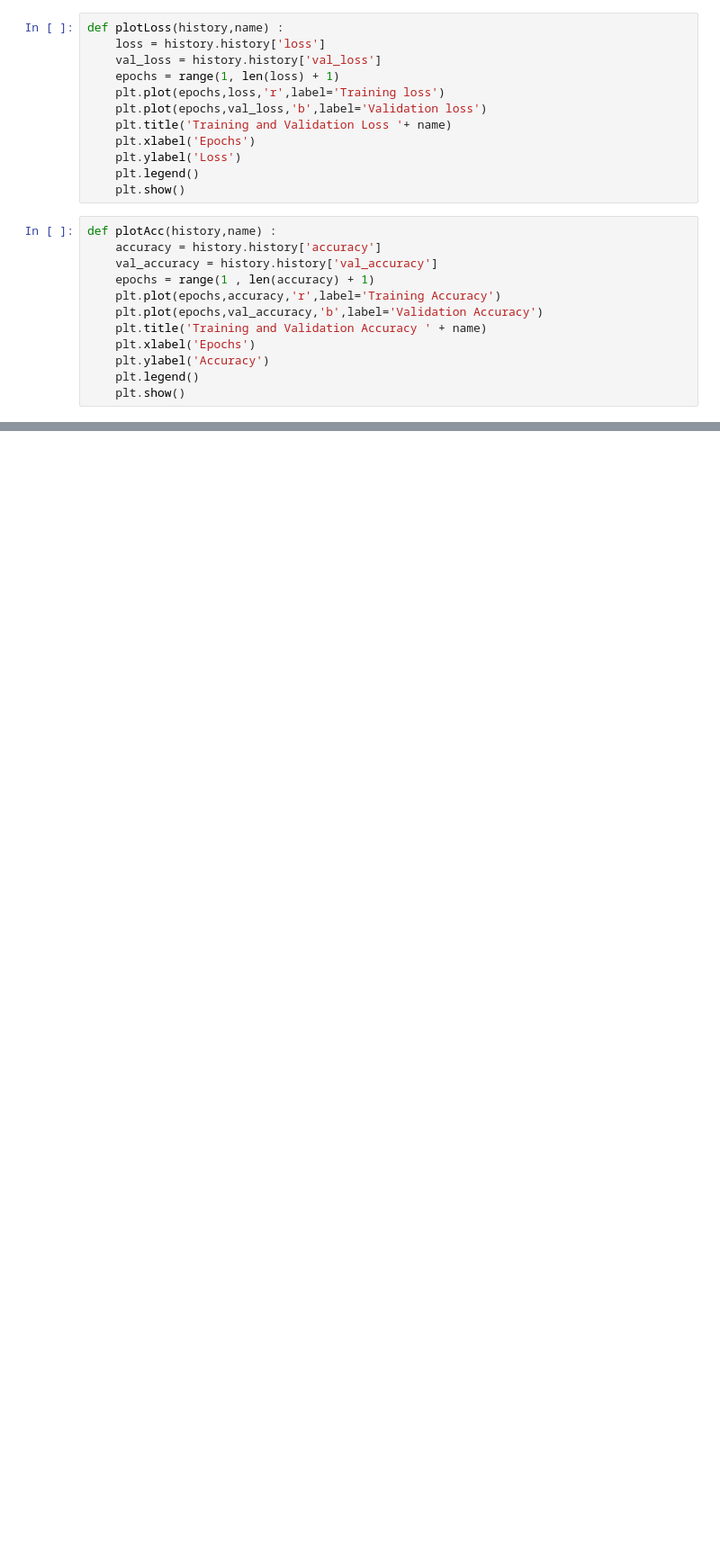
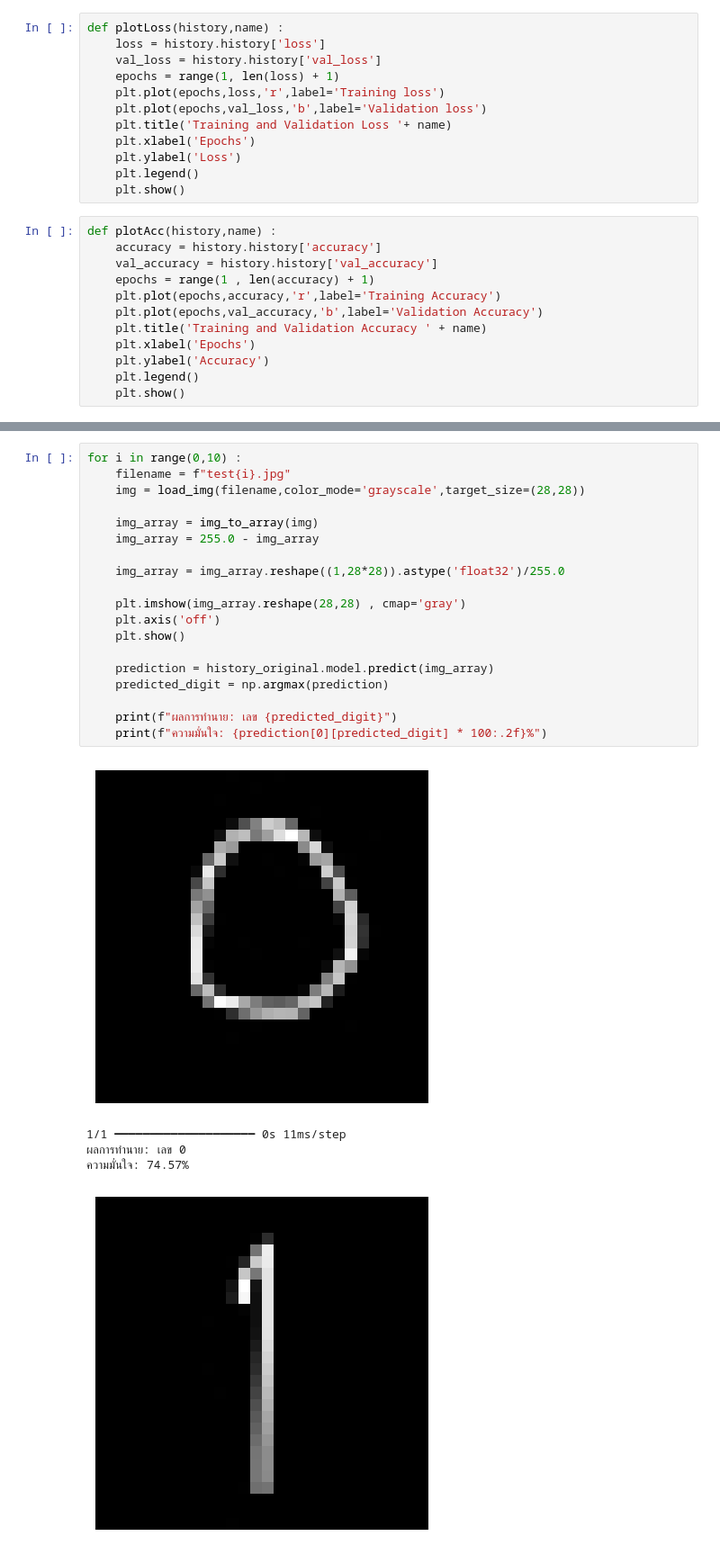
Before and after one commit to bpppoh/Mylearning, a Jupyter notebook: 4312/week7/6601001123_Lab8.ipynb, the cells around one changed output, grey strips where cells are left out. Shown at 90% size. Drawn from its saved outputs; the diff is of its cells as text; blank space fills up the shorter version.

```diff
--- a/4312/week7/6601001123_Lab8.ipynb
+++ b/4312/week7/6601001123_Lab8.ipynb
@@ -321,0 +326,25 @@ Loss : 0.23522987961769104 , Acc : 0.9431999921798706
+# %%
+for i in range(0,10) :
+    filename = f"test{i}.jpg"
+    img = load_img(filename,color_mode='grayscale',target_size=(28,28))
+
+    img_array = img_to_array(img)
+    img_array = 255.0 - img_array
+
+    img_array = img_array.reshape((1,28*28)).astype('float32')/255.0
+
+    plt.imshow(img_array.reshape(28,28) , cmap='gray')
+    plt.axis('off')
+    plt.show()
+
+    prediction = history_original.model.predict(img_array)
+    predicted_digit = np.argmax(prediction)
+
+    print(f"ผลการทำนาย: เลข {predicted_digit}")
+    print(f"ความมั่นใจ: {prediction[0][predicted_digit] * 100:.2f}%")
+# %% [output]
+[figure, added]
+1/1 ━━━━━━━━━━━━━━━━━━━━ 0s 11ms/step
+ผลการทำนาย: เลข 0
+ความมั่นใจ: 74.57%
+[figure, added]
```
Also changed, not shown: parts of 21 cells of this notebook, 25 other files.
